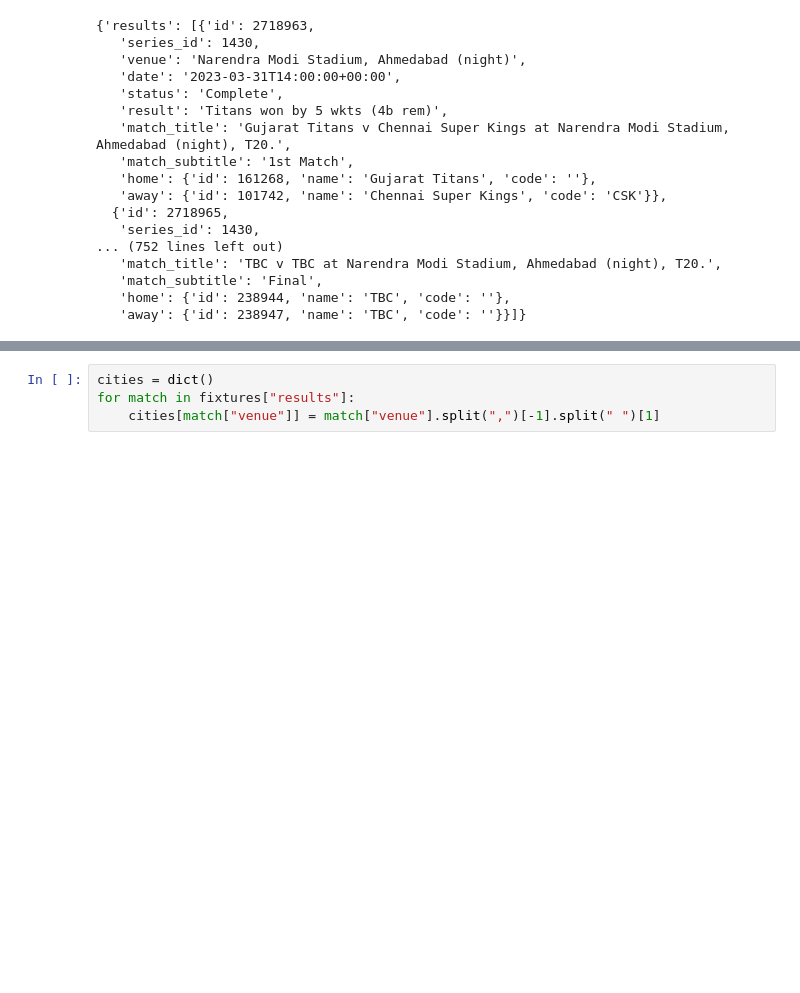
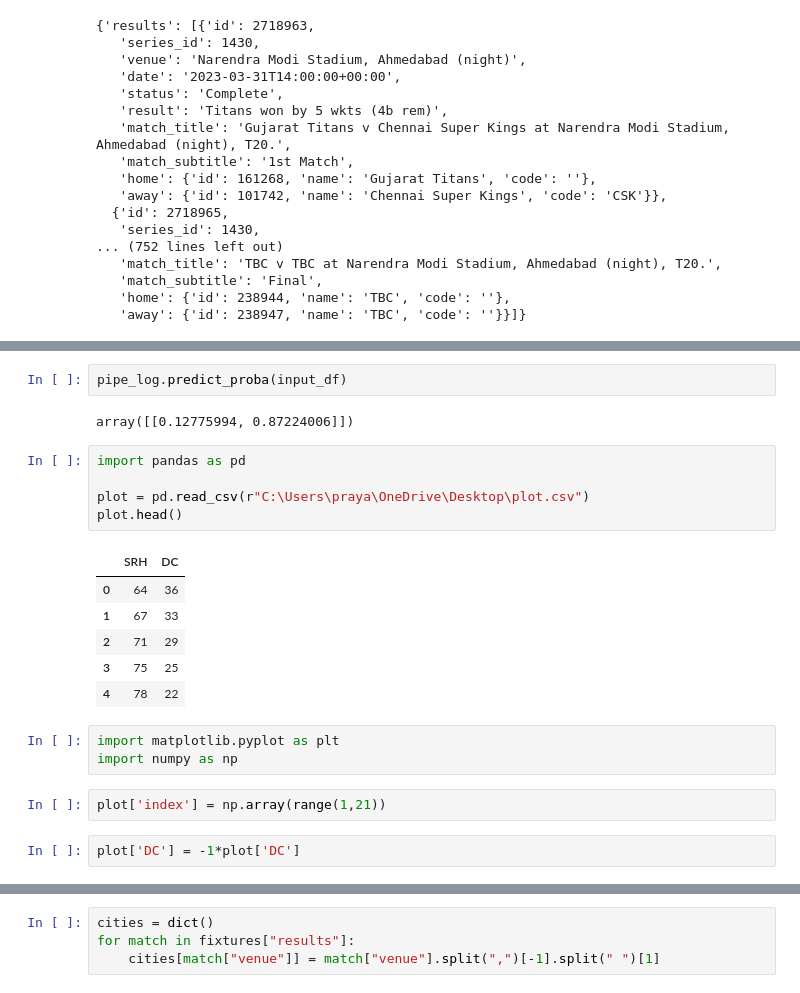
Before and after one commit to prayashdash1729/IPL_win_prediction, a Jupyter notebook: venues_from_api.ipynb, the cells around one changed output, grey strips where cells are left out. Saved outputs shown, nothing was run; the diff lists cells and outputs as text; blank space fills up the shorter version.

```diff
--- a/venues_from_api.ipynb
+++ b/venues_from_api.ipynb
@@ -37,0 +206,23 @@ fixtures
+# %%
+pipe_log.predict_proba(input_df)
+# %% [output]
+array([[0.12775994, 0.87224006]])
+# %%
+import pandas as pd
+
+plot = pd.read_csv(r"C:\Users\praya\OneDrive\Desktop\plot.csv")
+plot.head()
+# %% [output]
+|  | SRH | DC |
+| 0 | 64 | 36 |
+| 1 | 67 | 33 |
+| 2 | 71 | 29 |
+| 3 | 75 | 25 |
+| 4 | 78 | 22 |
+# %%
+import matplotlib.pyplot as plt
+import numpy as np
+# %%
+plot['index'] = np.array(range(1,21))
+# %%
+plot['DC'] = -1*plot['DC']
```
Also changed, not shown: parts of 15 cells of this notebook, 16 other files.
